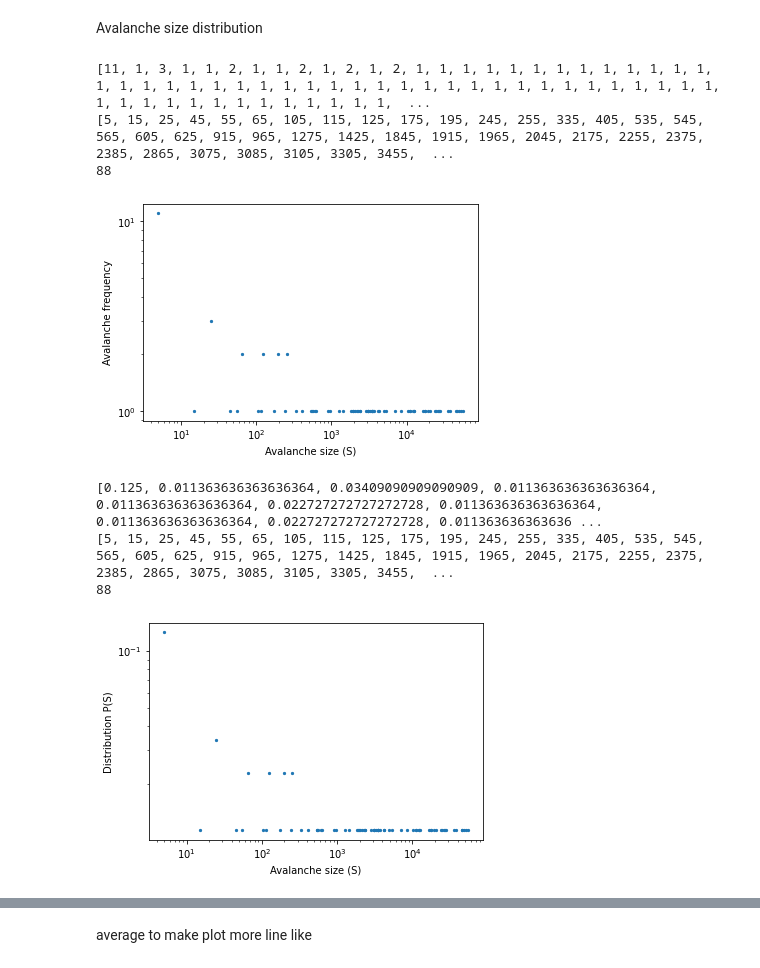
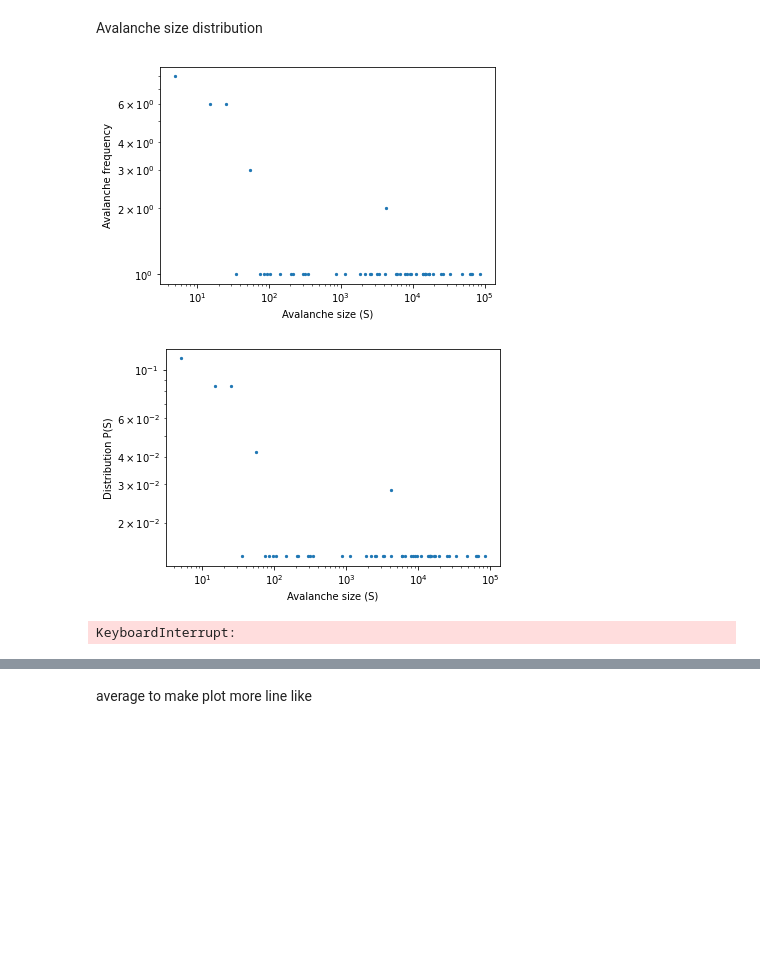
Before and after one commit to elizllaw/CSS_group0, a Jupyter notebook: leon.ipynb, the cells around one changed output, grey strips where cells are left out. Saved outputs shown, nothing was run; the diff lists cells and outputs as text; code cells hidden in the pictures; blank space fills up the shorter version.

Commit message:
threshold variation

```diff
--- a/leon.ipynb
+++ b/leon.ipynb
@@ -108,10 +94,10 @@ def bak_sneppen_1D(n_iterations, skip_iterations, n_species, threshold=0.65, loc
     return min_fitness, fitness_history, avalanche_sizes_global, avalanche_sizes_local, avalanche_activity_global, avalanche_activity_local, animation_list
 # %%
 # Run the Bak-Sneppen simulation
-n_iterations = 100000
-skip_iterations = 20000
-local_segment = [1,2]
-n_species = 50
+n_iterations = 10000000
+skip_iterations = 200000
+local_segment = [10,20]
+n_species = 1000
 avalanche_sizes_local = [0,0]
 animation_list = []
 threshold = 0.65
@@ -239,9 +178,11 @@ plt.show()
 # %% [markdown]
 Avalanche size distribution
 # %%
+bin_size = 10
+
 # bins of avalanche sizes
-bins = [x for x in np.arange(0,np.max(avalanche_sizes_global),10)]
-all_bins = [x for x in np.arange(5,np.max(avalanche_sizes_global) - 10,10)]
+bins = [x for x in np.arange(0, np.max(avalanche_sizes_global), bin_size)]
+all_bins = [x for x in np.arange(bin_size/2, np.max(avalanche_sizes_global) - bin_size, bin_size)]
 avalanche_size_distribution, _ = np.histogram(avalanche_sizes_global, bins)
 
 
@@ -256,9 +197,9 @@ for i in range(len(avalanche_size_distribution)):
 
 
 
-print(avalanche_size_distribution_plot)
-print(bins_plot)
-print(len(avalanche_sizes_global))
+# print(avalanche_size_distribution_plot)
+# print(bins_plot)
+# print(len(avalanche_sizes_global))
 
 
 plt.scatter(bins_plot, avalanche_size_distribution_plot, s=5)
@@ -270,8 +211,8 @@ plt.yscale('log')
 plt.show()
 
 # bins of avalanche sizes
-bins = [x for x in np.arange(0,np.max(avalanche_sizes_global),10)]
-all_bins = [x for x in np.arange(5,np.max(avalanche_sizes_global) - 10,10)]
+bins = [x for x in np.arange(0, np.max(avalanche_sizes_global), bin_size)]
+all_bins = [x for x in np.arange(bin_size/2, np.max(avalanche_sizes_global) - bin_size, bin_size)]
 avalanche_size_distribution, _ = np.histogram(avalanche_sizes_global, bins)
 
 # normalize (frequency => probability)
@@ -291,9 +232,9 @@ for i in range(len(avalanche_distribution)):
 
 
 
-print(avalanche_size_distribution_plot)
-print(bins_plot)
-print(len(avalanche_sizes_global))
+# print(avalanche_size_distribution_plot)
+# print(bins_plot)
+# print(len(avalanche_sizes_global))
 
 
 plt.scatter(bins_plot, avalanche_size_distribution_plot, s=5)
@@ -304,51 +245,47 @@ plt.xscale('log')
 plt.yscale('log')
 plt.show()
 
 # # mean avalanche size for each avalance size probability
 # avalanche_size_bins = bins_plot
 # avalanche_size_distribution_plot = avalanche_size_distribution_plot
 
 # data_dict = defaultdict(list)
 
 # for x, y in zip(avalanche_size_bins, avalanche_size_distribution_plot):
 #     data_dict[y].append(x)
 
 # mean_size_distribution = []
 # mean_avalanche_sizes = []
 
 # for y, x_list in data_dict.items():
 #     mean_size_distribution.append(y)
 #     mean_x = sum(x_list) / len(x_list)
 #     mean_avalanche_sizes.append(mean_x)
 
 
 # print('Mean of avalanche sizes for each avalanche size probability:')
 # plt.scatter(mean_avalanche_sizes, mean_size_distribution, s=5)
 # # plt.hist(avalanche_sizes_global, bins=100)
 # plt.xlabel('Avalanche size (S)')
 # plt.ylabel('Distribution P(S)')
 # plt.xscale('log')
 # plt.yscale('log')
 # plt.show()
 # %% [output]
-[11, 1, 3, 1, 1, 2, 1, 1, 2, 1, 2, 1, 2, 1, 1, 1, 1, 1, 1, 1, 1, 1, 1, 1, 1, 1, 1, 1, 1, 1, 1, 1, 1, 1, 1, 1, 1, 1, 1, 1, 1, 1, 1, 1, 1, 1, 1, 1, 1, 1, 1, 1, 1, 1, 1, 1, 1, 1, 1, 1, 1, 1, 1, 1, 1, 1,  ...
-[5, 15, 25, 45, 55, 65, 105, 115, 125, 175, 195, 245, 255, 335, 405, 535, 545, 565, 605, 625, 915, 965, 1275, 1425, 1845, 1915, 1965, 2045, 2175, 2255, 2375, 2385, 2865, 3075, 3085, 3105, 3305, 3455,  ...
-88
-[figure, old version]
+[figure, new version]
-[0.125, 0.011363636363636364, 0.03409090909090909, 0.011363636363636364, 0.011363636363636364, 0.022727272727272728, 0.011363636363636364, 0.011363636363636364, 0.022727272727272728, 0.011363636363636 ...
-[5, 15, 25, 45, 55, 65, 105, 115, 125, 175, 195, 245, 255, 335, 405, 535, 545, 565, 605, 625, 915, 965, 1275, 1425, 1845, 1915, 1965, 2045, 2175, 2255, 2375, 2385, 2865, 3075, 3085, 3105, 3305, 3455,  ...
-88
-[figure, old version]
+[figure, new version]
 # %%
 # run simulation for different system sizes to compare
 system_sizes = [32, 128, 512, 2048]
-n_iterations = 400000
+n_iterations = 10000000
 skip_iterations = 200000
-threshold = 0.65
+threshold = 0.6
 
 avalanche_sizes_list = []
 
 for n_species in system_sizes:
     min_fitness, fitness_history, avalanche_sizes_global, avalanche_sizes_local, avalanche_activity_global, avalanche_activity_local, _ = bak_sneppen_1D(n_iterations, skip_iterations, n_species, threshold, local_segment)
     avalanche_sizes_list.append(avalanche_sizes_global)
+# %% [output]
+KeyboardInterrupt:
 # %%
```
Also changed, not shown: parts of 11 cells of this notebook.
